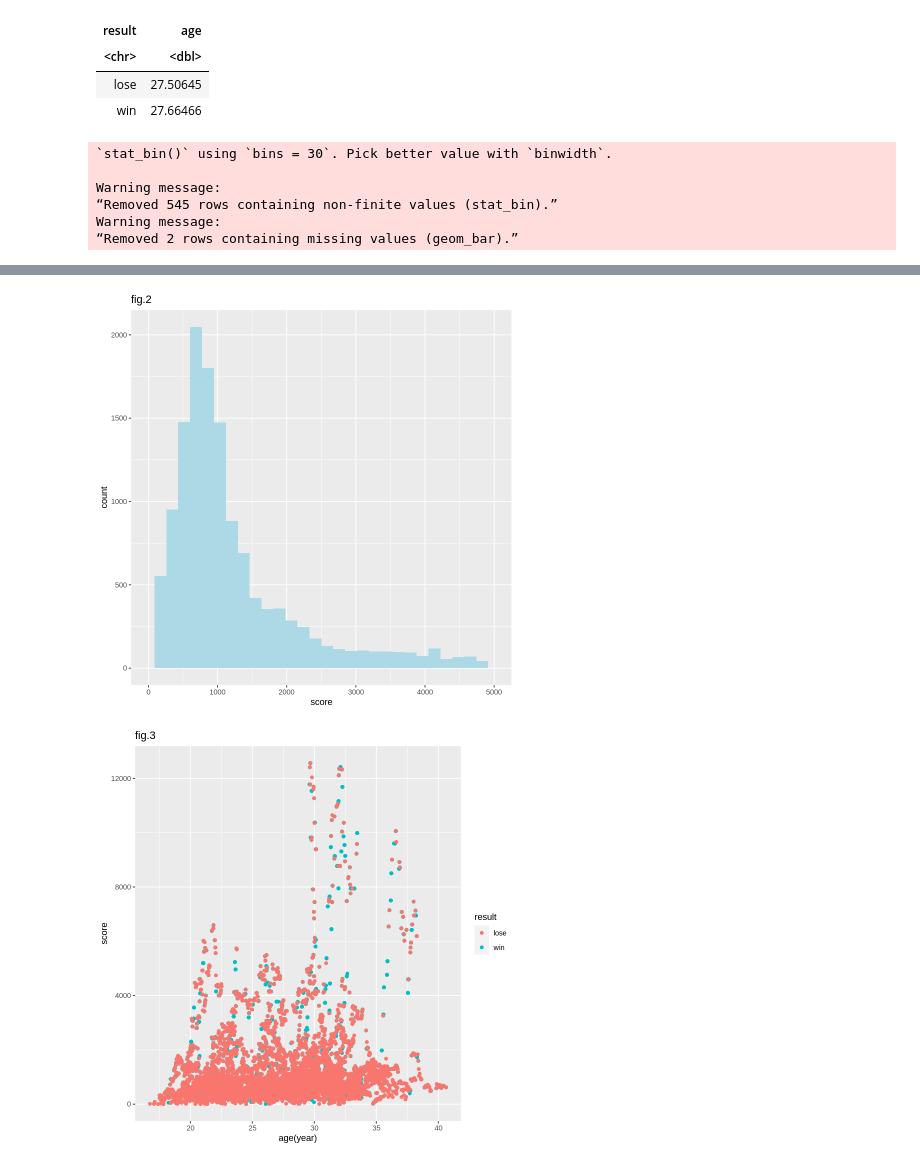
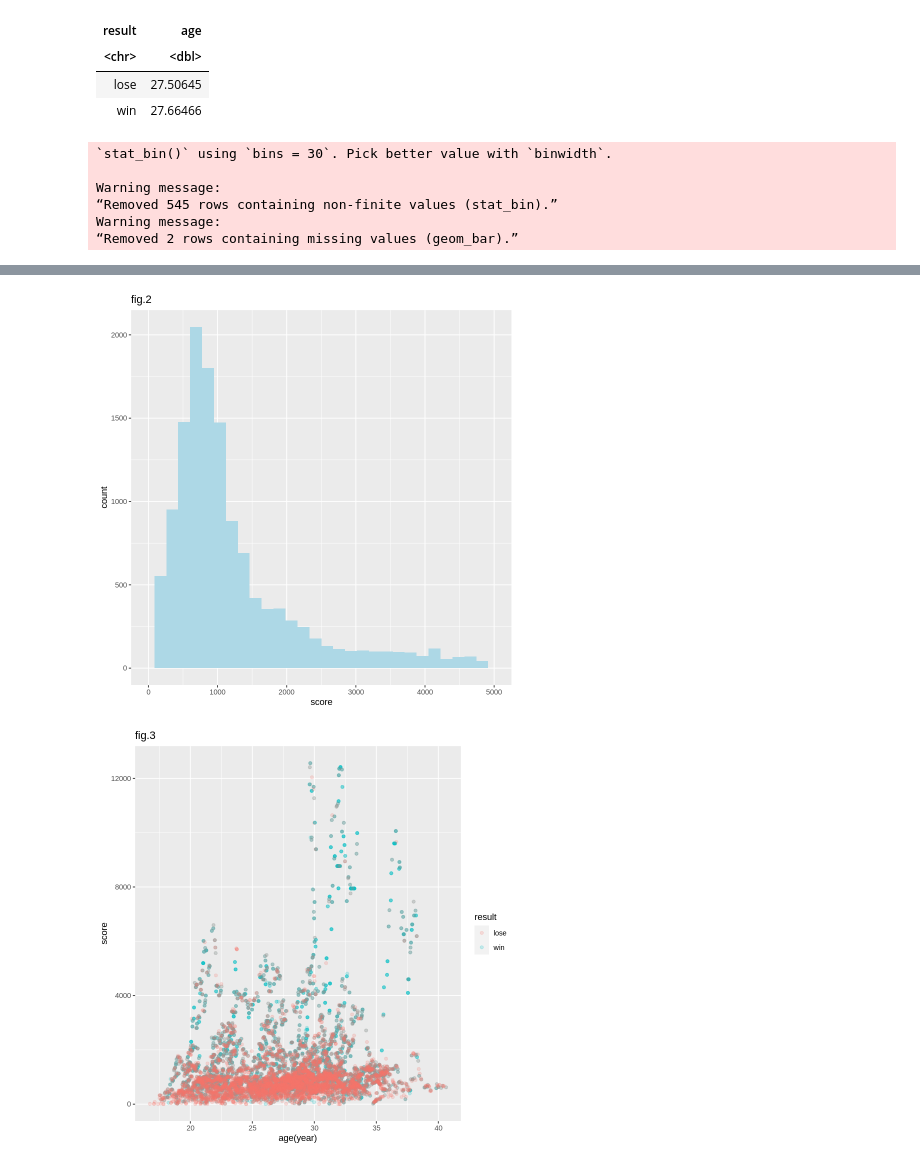
Before and after one commit to JianyiC/group54_work, a Jupyter notebook: proposal.ipynb, the cells around one changed output, grey strips where cells are left out. Saved outputs shown, nothing was run; the diff lists cells and outputs as text; code cells hidden in the pictures.

```diff
--- a/proposal.ipynb
+++ b/proposal.ipynb
@@ -135,30 +135,30 @@ A tibble: 2 × 2
 # %%
 train_plot_1 <- ggplot(predictor_mean1, aes(x = result, y = points, fill = result)) +
                 geom_bar(stat = "identity") +
                 labs(x = "result", y = "score") +
                 ggtitle("fig.1")
 train_plot_1
 
 
 train_plot_2 <- ggplot(combined_data , aes(x = points)) +
                       geom_histogram(fill = "lightblue") +
                 labs(x = "score") +
                 scale_x_continuous(limits=c(0, 5000)) +
                 ggtitle("fig.2")
 train_plot_2
 
 train_plot_3 <- ggplot(combined_data , aes(x = age, y = points, color = result)) +
-                      geom_point() +
+                      geom_point(alpha = 0.2) +
                 labs(x = "age(year)", y = "score") +
                 ggtitle("fig.3")
 train_plot_3
 # %% [output]
 `stat_bin()` using `bins = 30`. Pick better value with `binwidth`.
 
 Warning message:
 “Removed 545 rows containing non-finite values (stat_bin).”
 Warning message:
 “Removed 2 rows containing missing values (geom_bar).”
 [figure]
 [figure]
-[figure, old version]
+[figure, new version]
```
